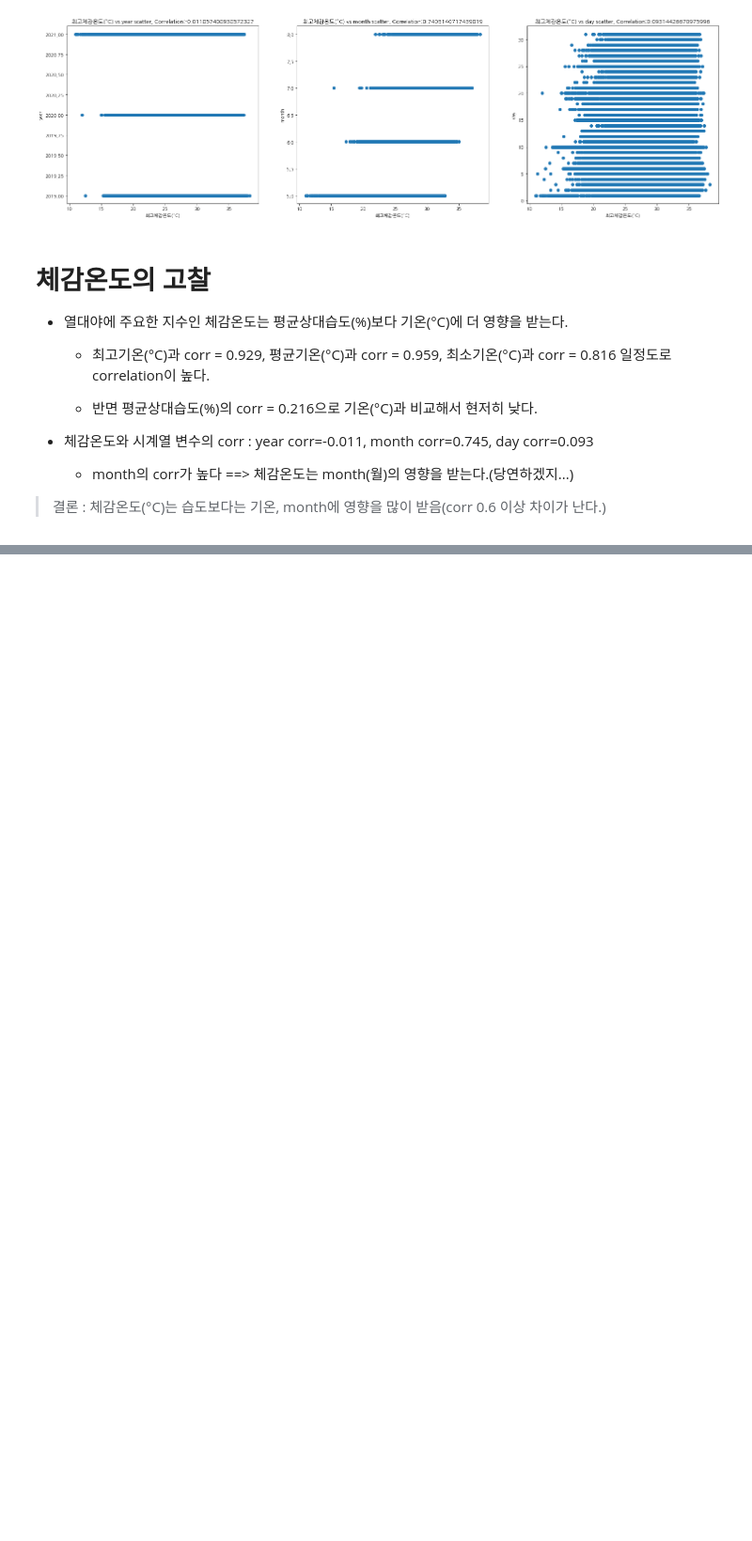
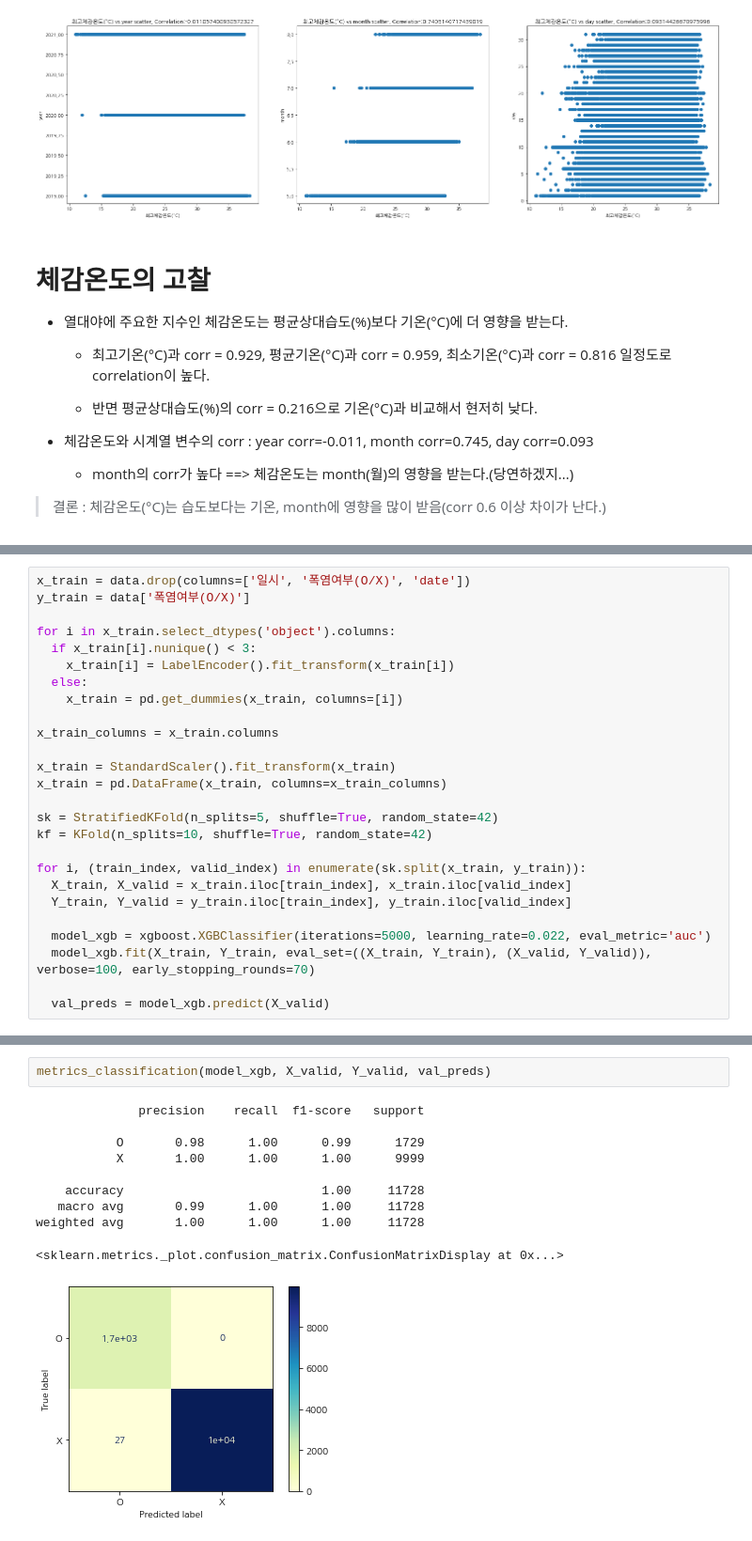
Before and after one commit to O-Kpy/Project, a Jupyter notebook: 기상데이터(폭염)_데이터분석(project2).ipynb, the cells around one changed output, grey strips where cells are left out. Shown at 94% size. Saved outputs shown, nothing was run; the diff lists cells and outputs as text; blank space fills up the shorter version.

```diff
--- a/기상데이터(폭염)_데이터분석(project2).ipynb
+++ b/기상데이터(폭염)_데이터분석(project2).ipynb
@@ -471,0 +553,26 @@ for j, i in enumerate(['year', 'month', 'day']):
+# %%
+x_train = data.drop(columns=['일시', '폭염여부(O/X)', 'date'])
+y_train = data['폭염여부(O/X)']
+
+for i in x_train.select_dtypes('object').columns:
+  if x_train[i].nunique() < 3:
+    x_train[i] = LabelEncoder().fit_transform(x_train[i])
+  else:
+    x_train = pd.get_dummies(x_train, columns=[i])
+
+x_train_columns = x_train.columns
+
+x_train = StandardScaler().fit_transform(x_train)
+x_train = pd.DataFrame(x_train, columns=x_train_columns)
+
+sk = StratifiedKFold(n_splits=5, shuffle=True, random_state=42)
+kf = KFold(n_splits=10, shuffle=True, random_state=42)
+
+for i, (train_index, valid_index) in enumerate(sk.split(x_train, y_train)):
+  X_train, X_valid = x_train.iloc[train_index], x_train.iloc[valid_index]
+  Y_train, Y_valid = y_train.iloc[train_index], y_train.iloc[valid_index]
+
+  model_xgb = xgboost.XGBClassifier(iterations=5000, learning_rate=0.022, eval_metric='auc')
+  model_xgb.fit(X_train, Y_train, eval_set=((X_train, Y_train), (X_valid, Y_valid)), verbose=100, early_stopping_rounds=70)
+
+  val_preds = model_xgb.predict(X_valid)
@@ -471,0 +597,13 @@ for j, i in enumerate(['year', 'month', 'day']):
+# %%
+metrics_classification(model_xgb, X_valid, Y_valid, val_preds)
+# %% [output]
+              precision    recall  f1-score   support
+
+           O       0.98      1.00      0.99      1729
+           X       1.00      1.00      1.00      9999
+
+    accuracy                           1.00     11728
+   macro avg       0.99      1.00      1.00     11728
+weighted avg       1.00      1.00      1.00     11728
+<sklearn.metrics._plot.confusion_matrix.ConfusionMatrixDisplay at 0x...>
+[figure, added]
```
Also changed, not shown: parts of 41 cells of this notebook.
